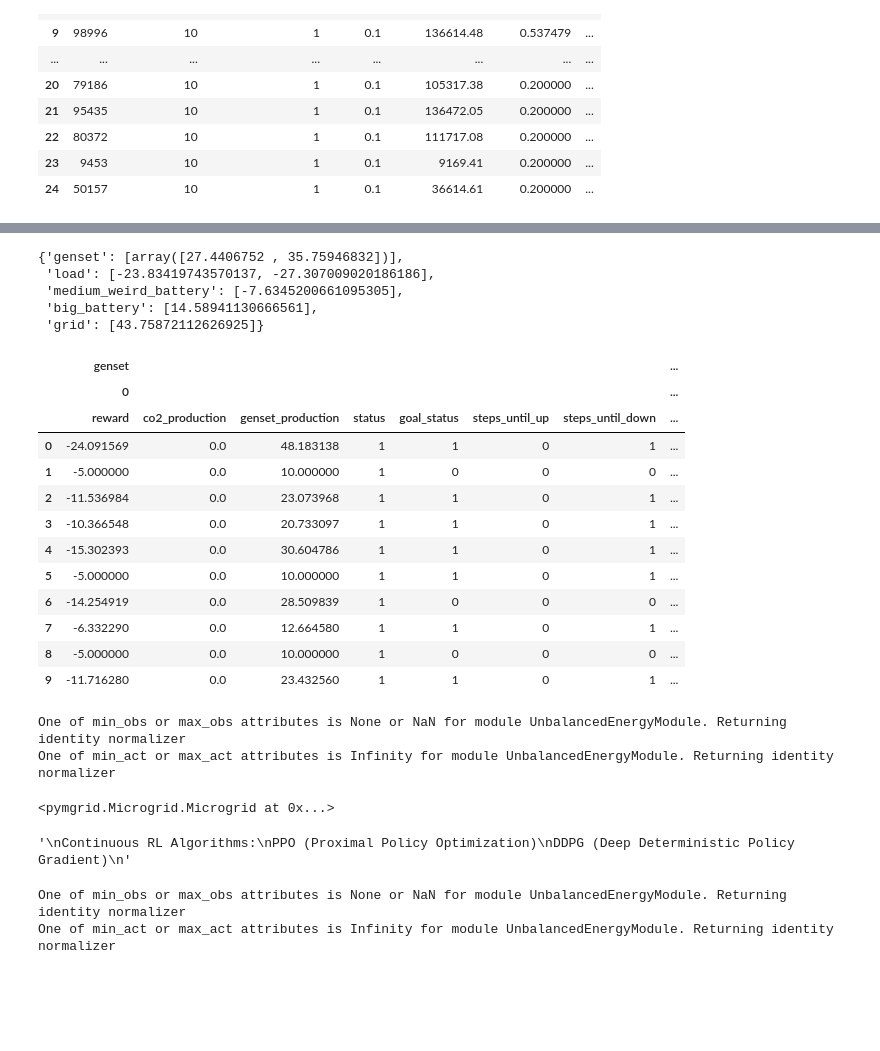
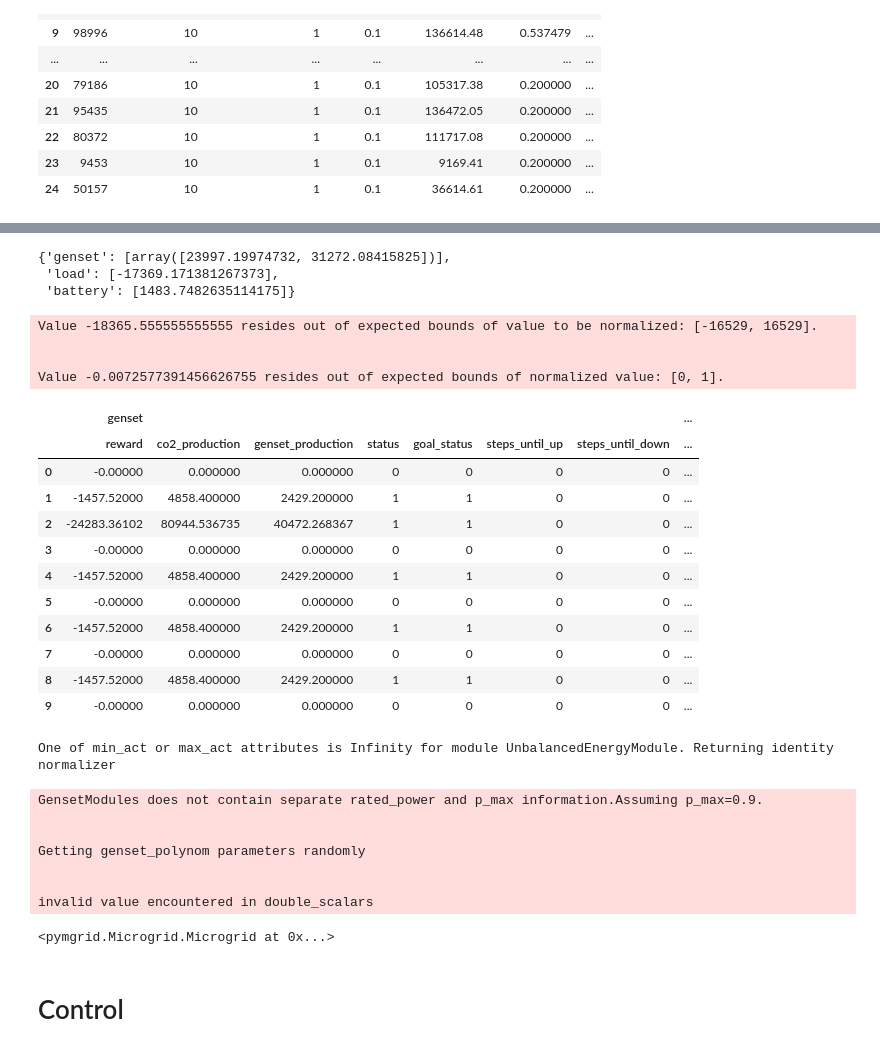
Before and after one commit to Total-RD/pymgrid, a Jupyter notebook: notebooks/modular_microgrid_demo.ipynb, the cells around one changed output, grey strips where cells are left out. Cells and saved outputs as stored; diff of their text form; code cells hidden in the pictures; blank space fills up the shorter version.

Commit message:
update modular_microgrid_demo

```diff
--- a/notebooks/modular_microgrid_demo.ipynb
+++ b/notebooks/modular_microgrid_demo.ipynb
@@ -150,50 +148,50 @@ One of min_act or max_act attributes is Infinity for module UnbalancedEnergyModu
 # %%
 # Sampling a random action and then unnormalizing it.
 
-microgrid.from_normalized(microgrid.sample_action(), act=True)
+modular_microgrid.from_normalized(modular_microgrid.sample_action(), act=True)
 # %% [output]
-{'genset': [array([27.4406752 , 35.75946832])],
- 'load': [-23.83419743570137, -27.307009020186186],
- 'medium_weird_battery': [-7.6345200661095305],
- 'big_battery': [14.58941130666561],
- 'grid': [43.75872112626925]}
+{'genset': [array([23997.19974732, 31272.08415825])],
+ 'load': [-17369.171381267373],
+ 'battery': [1483.7482635114175]}
 # %%
 # Running ten steps
 
 for j in range(10):
-    action = microgrid.sample_action(strict_bound=True)
-    microgrid.run(action)
+    action = modular_microgrid.sample_action(strict_bound=True)
+    modular_microgrid.run(action)
+# %% [output]
+Value -18365.555555555555 resides out of expected bounds of value to be normalized: [-16529, 16529].
+
+
+Value -0.0072577391456626755 resides out of expected bounds of normalized value: [0, 1].
 # %%
 # Get the log
 
-microgrid.get_log(drop_singleton_key=True)
+modular_microgrid.get_log(drop_singleton_key=True)
 # %% [output]
 |  | genset |  |  |  |  |  |  | ... |
-|  | 0 |  |  |  |  |  |  | ... |
 |  | reward | co2_production | genset_production | status | goal_status | steps_until_up | steps_until_down | ... |
-| 0 | -24.091569 | 0.0 | 48.183138 | 1 | 1 | 0 | 1 | ... |
-| 1 | -5.000000 | 0.0 | 10.000000 | 1 | 0 | 0 | 0 | ... |
-| 2 | -11.536984 | 0.0 | 23.073968 | 1 | 1 | 0 | 1 | ... |
-| 3 | -10.366548 | 0.0 | 20.733097 | 1 | 1 | 0 | 1 | ... |
-| 4 | -15.302393 | 0.0 | 30.604786 | 1 | 1 | 0 | 1 | ... |
-| 5 | -5.000000 | 0.0 | 10.000000 | 1 | 1 | 0 | 1 | ... |
-| 6 | -14.254919 | 0.0 | 28.509839 | 1 | 0 | 0 | 0 | ... |
-| 7 | -6.332290 | 0.0 | 12.664580 | 1 | 1 | 0 | 1 | ... |
-| 8 | -5.000000 | 0.0 | 10.000000 | 1 | 0 | 0 | 0 | ... |
-| 9 | -11.716280 | 0.0 | 23.432560 | 1 | 1 | 0 | 1 | ... |
+| 0 | -0.00000 | 0.000000 | 0.000000 | 0 | 0 | 0 | 0 | ... |
+| 1 | -1457.52000 | 4858.400000 | 2429.200000 | 1 | 1 | 0 | 0 | ... |
+| 2 | -24283.36102 | 80944.536735 | 40472.268367 | 1 | 1 | 0 | 0 | ... |
+| 3 | -0.00000 | 0.000000 | 0.000000 | 0 | 0 | 0 | 0 | ... |
+| 4 | -1457.52000 | 4858.400000 | 2429.200000 | 1 | 1 | 0 | 0 | ... |
+| 5 | -0.00000 | 0.000000 | 0.000000 | 0 | 0 | 0 | 0 | ... |
+| 6 | -1457.52000 | 4858.400000 | 2429.200000 | 1 | 1 | 0 | 0 | ... |
+| 7 | -0.00000 | 0.000000 | 0.000000 | 0 | 0 | 0 | 0 | ... |
+| 8 | -1457.52000 | 4858.400000 | 2429.200000 | 1 | 1 | 0 | 0 | ... |
+| 9 | -0.00000 | 0.000000 | 0.000000 | 0 | 0 | 0 | 0 | ... |
 # %%
 # Converting back and forth
 
 ModularMicrogrid.from_nonmodular(modular_microgrid.to_nonmodular()).to_nonmodular()
 # %% [output]
-One of min_obs or max_obs attributes is None or NaN for module UnbalancedEnergyModule. Returning identity normalizer
 One of min_act or max_act attributes is Infinity for module UnbalancedEnergyModule. Returning identity normalizer
-<pymgrid.Microgrid.Microgrid at 0x...>
+GensetModules does not contain separate rated_power and p_max information.Assuming p_max=0.9.
+
+
+Getting genset_polynom parameters randomly
+
+
+invalid value encountered in double_scalars
+<pymgrid.Microgrid.Microgrid at 0x...>
-# %%
-"""
-Continuous RL Algorithms:
-PPO (Proximal Policy Optimization)
-DDPG (Deep Deterministic Policy Gradient)
-"""
-# %% [output]
-'\nContinuous RL Algorithms:\nPPO (Proximal Policy Optimization)\nDDPG (Deep Deterministic Policy Gradient)\n'
@@ -202,7 +198,2 @@ from pymgrid.microgrid.envs import ContinuousMicrogridEnv, DiscreteMicrogridEnv
-# %%
-# TODO support
-# env = DiscreteMicrogridEnv(microgrid)
-env = DiscreteMicrogridEnv.from_nonmodular(microgrid)
-# %% [output]
-One of min_obs or max_obs attributes is None or NaN for module UnbalancedEnergyModule. Returning identity normalizer
-One of min_act or max_act attributes is Infinity for module UnbalancedEnergyModule. Returning identity normalizer
+# %% [markdown]
+# Control
```
Also changed, not shown: parts of 14 cells of this notebook.
